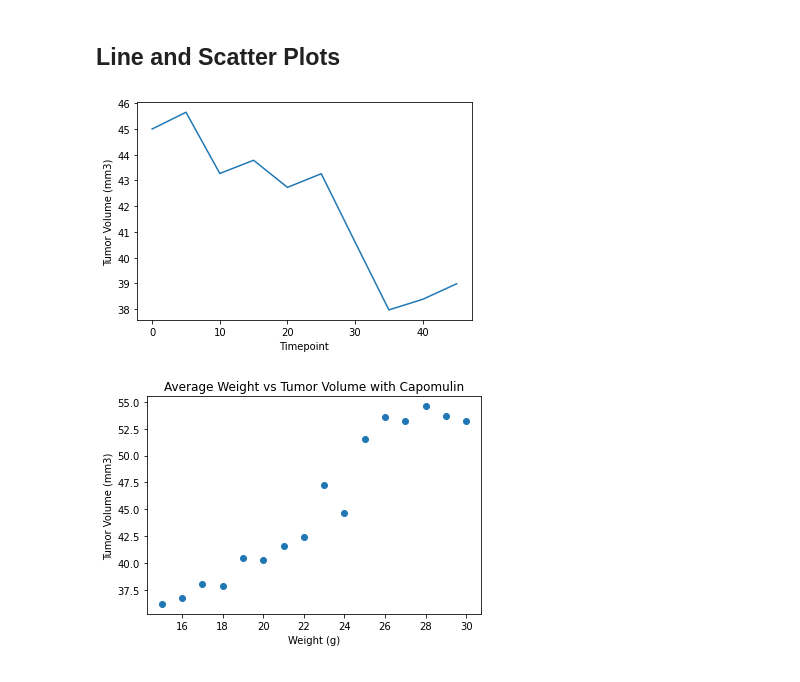
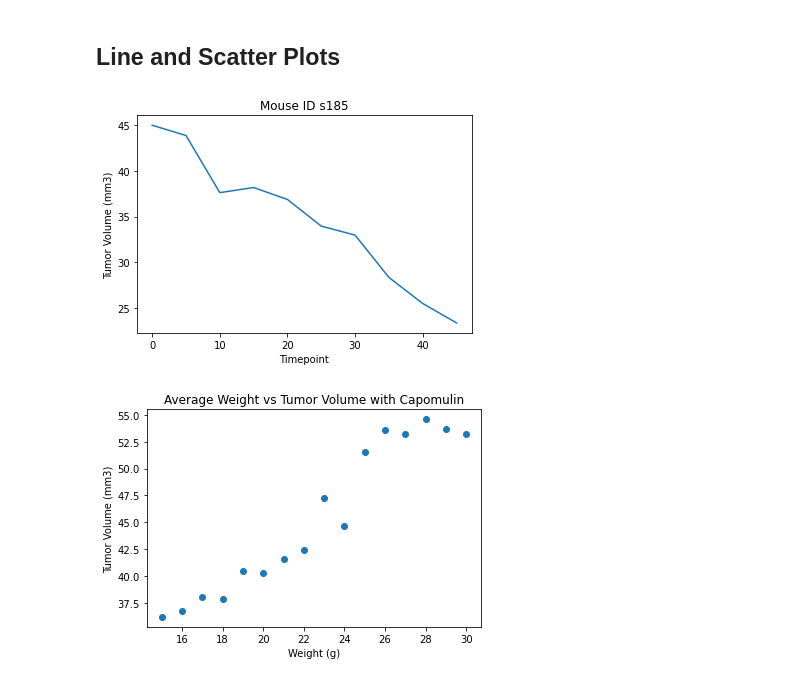
Before and after one commit to Casio04/matplotlib-challenge, a Jupyter notebook: Matplotlib_homework.ipynb, the cells around one changed output. Saved outputs shown, nothing was run; the diff lists cells and outputs as text; code cells hidden in the pictures.

Commit message:
Changed the title on line plot

```diff
--- a/Matplotlib_homework.ipynb
+++ b/Matplotlib_homework.ipynb
@@ -224,13 +224,14 @@ there are no observed outliers on the data
 ## Line and Scatter Plots
 # %%
 # Generate a line plot of time point versus tumor volume for a mouse treated with Capomulin
-line_df = combined_data.loc[combined_data["Mouse ID"] == "b128"]
+line_df = combined_data.loc[combined_data["Mouse ID"] == "s185"]
 plt.plot(line_df["Timepoint"],line_df["Tumor Volume (mm3)"])
 plt.xlabel("Timepoint")
 plt.ylabel("Tumor Volume (mm3)")
+plt.title("Mouse ID s185")
 plt.show()
 # %% [output]
-[figure, old version]
+[figure, new version]
 # %%
 # Generate a scatter plot of mouse weight versus average tumor volume for the Capomulin regimen
 scatter = combined_data.groupby("Weight (g)")["Tumor Volume (mm3)"].mean()
```
Also changed, not shown: parts of 1 cell of this notebook.
